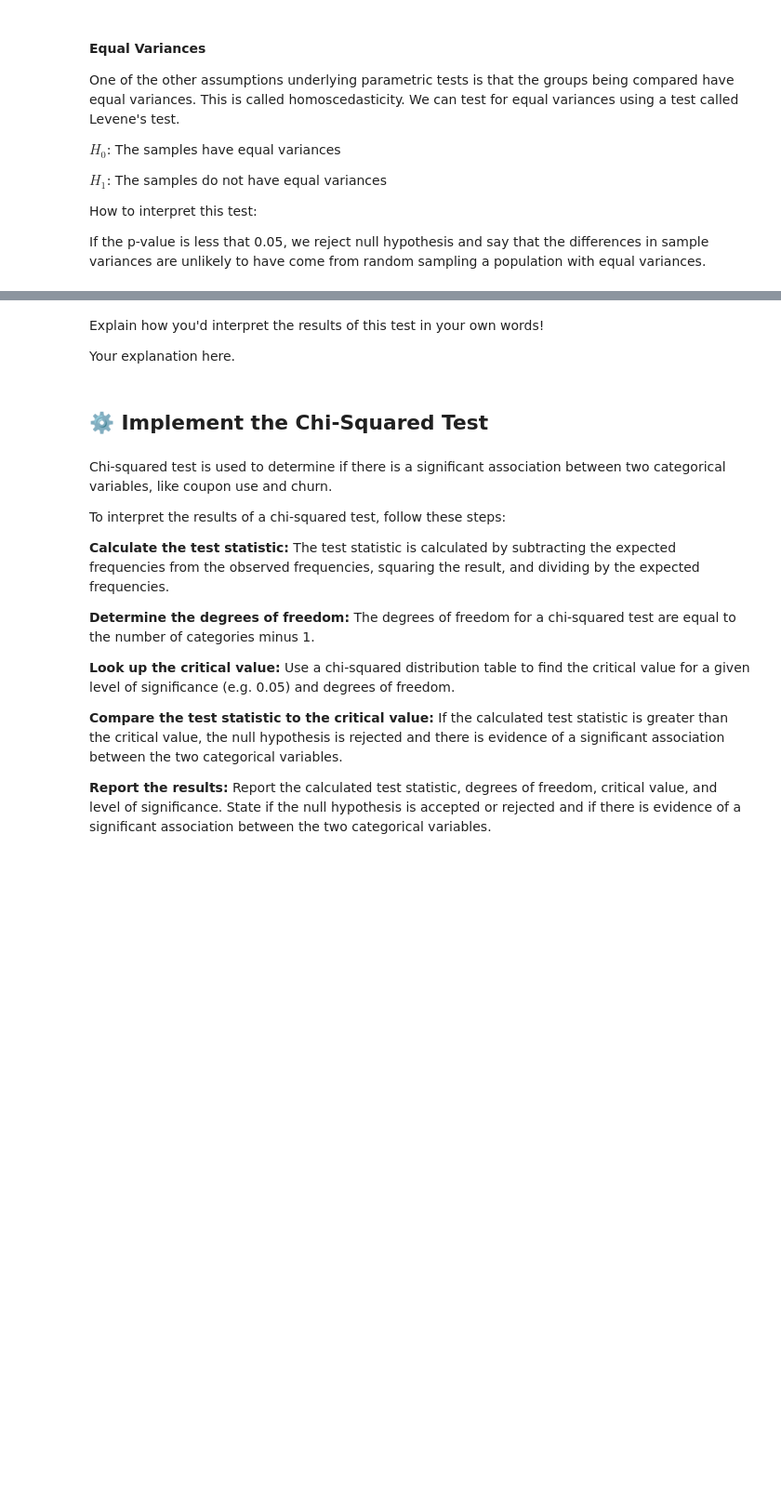
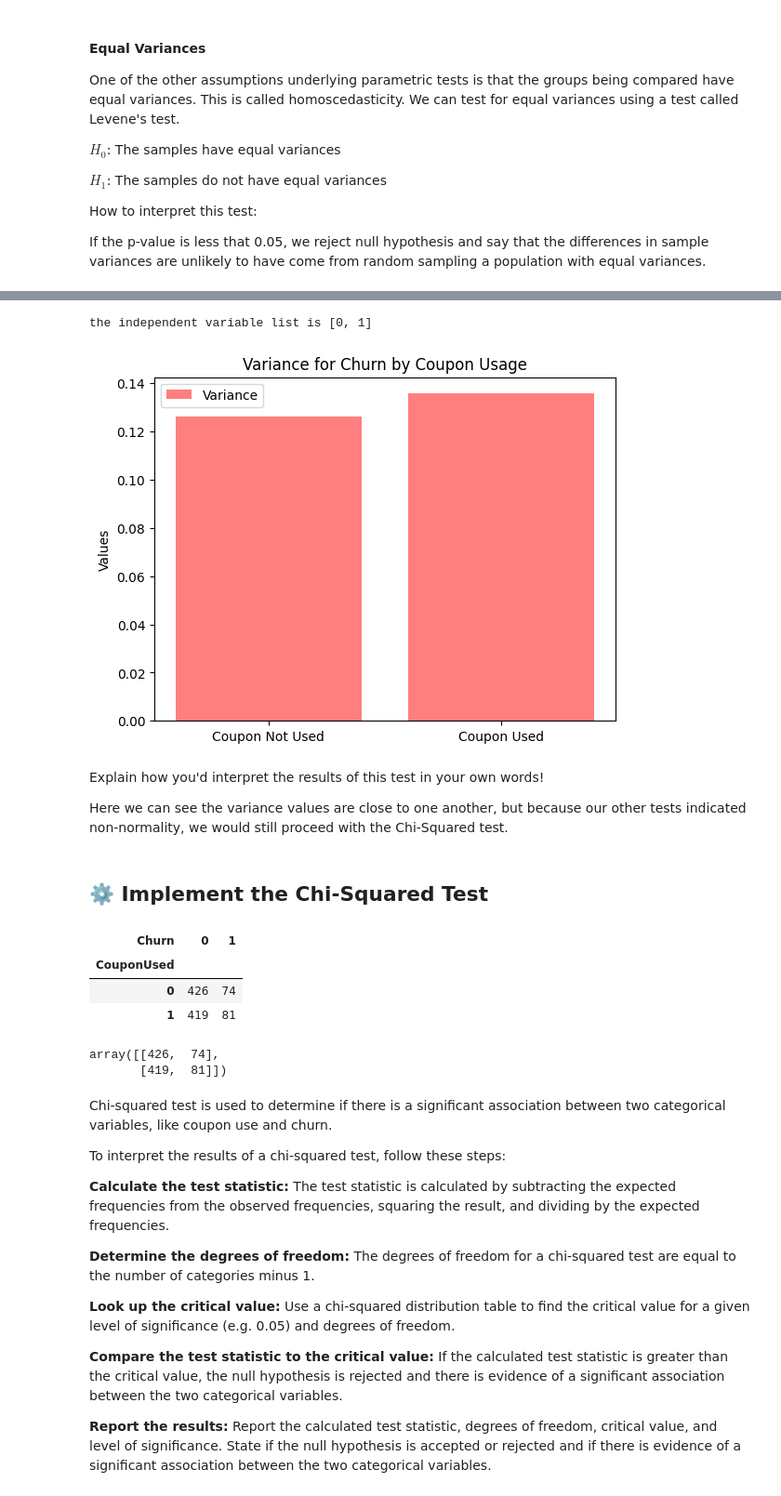
Before and after one commit to ReadyPlayerEmma/applied-statistics-learnings, a Jupyter notebook: Student_Week_4_CostPro_Customer_Churn.ipynb, the cells around one changed output, grey strips where cells are left out. Shown at 93% size. Drawn from its saved outputs; the diff is of its cells as text; code cells hidden in the pictures; blank space fills up the shorter version.

```diff
--- a/Student_Week_4_CostPro_Customer_Churn.ipynb
+++ b/Student_Week_4_CostPro_Customer_Churn.ipynb
@@ -226,7 +356,49 @@ print(test_homoscedasticity_levene(samples))
+# %%
+# YOUR CODE HERE: visualize two samples and use the visualization to help you explain the results
+
+import matplotlib.pyplot as plt
+import numpy as np
+
+# Get samples of size 500 for 'CouponUsed' and 'Churn'
+samples = get_samples(data, 500, "CouponUsed", "Churn")
+
+# Calculate the variances for these samples
+variances = [np.var(sample) for sample in samples]
+
+# Check the length of the first sample and the calculated variances
+len(samples[0]), variances
+
+# Set the positions and width for the bars
+x_pos = [0, 1]
+
+# Set the labels for the bars
+labels = ['Coupon Not Used', 'Coupon Used']
+
+# Create the plot
+fig, ax = plt.subplots()
+
+# Create bars for variances
+ax.bar(x_pos, variances, align='center', alpha=0.5, color='r', label='Variance')
+
+# Create bars for means
+#ax.bar(x_pos, means, align='center', alpha=0.5, color='b', label='Mean')
+
+# Add some text for labels, title, and axes ticks
+ax.set_ylabel('Values')
+ax.set_title('Variance for Churn by Coupon Usage')
+ax.set_xticks(x_pos)
+ax.set_xticklabels(labels)
+ax.legend()
+
+# Show the plot
+plt.show()
+# %% [output]
+the independent variable list is [0, 1]
+[figure, added]
 # %% [markdown]
 Explain how you'd interpret the results of this test in your own words!
 
-Your explanation here.
+Here we can see the variance values are close to one another, but because our other tests indicated non-normality, we would still proceed with the Chi-Squared test.
 # %% [markdown]
 ## ⚙️ Implement the Chi-Squared Test
 # %%
@@ -242,10 +414,18 @@ coupon_df = pd.concat([no_coupon_use, coupon_use])
 # set up the frequency table
 freq_table = pd.crosstab(coupon_df['CouponUsed'], coupon_df['Churn'])
 freq_table
+# %% [output]
+| Churn | 0 | 1 |
+| CouponUsed |  |  |
+| 0 | 426 | 74 |
+| 1 | 419 | 81 |
 # %%
 # put the data into a list to be used in the chi-squared test
 observed = freq_table.values
 observed
+# %% [output]
+array([[426,  74],
+       [419,  81]])
 # %%
 def test_hypothesis_with_chi_squared(observed: list) -> str:
     """
```
Also changed, not shown: parts of 52 cells of this notebook.
